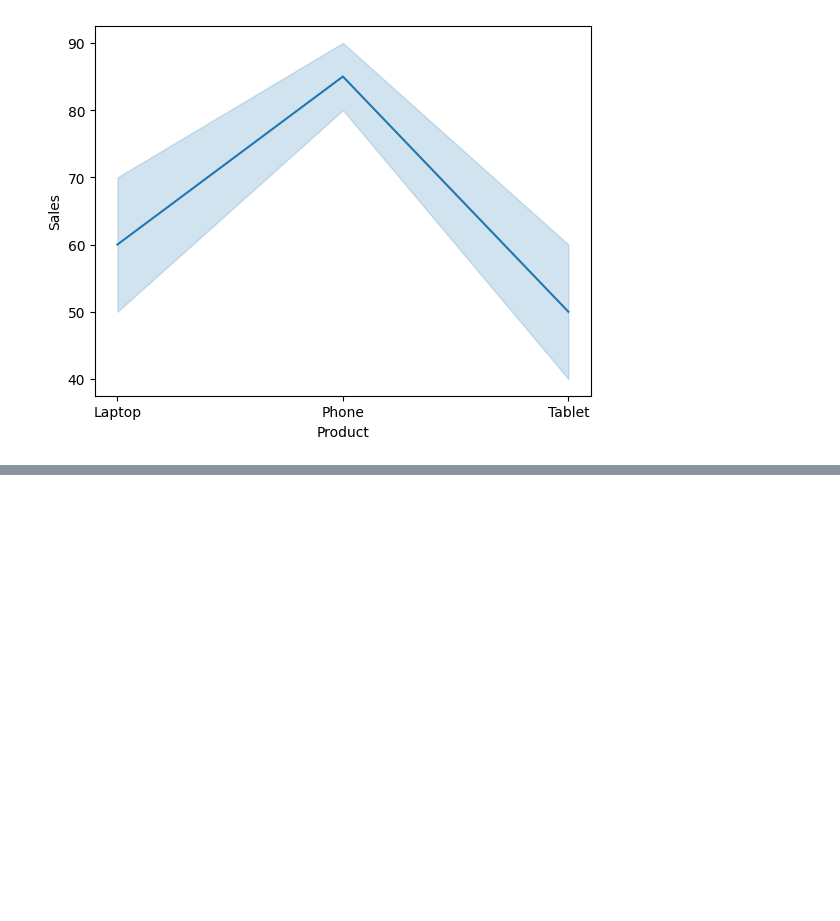
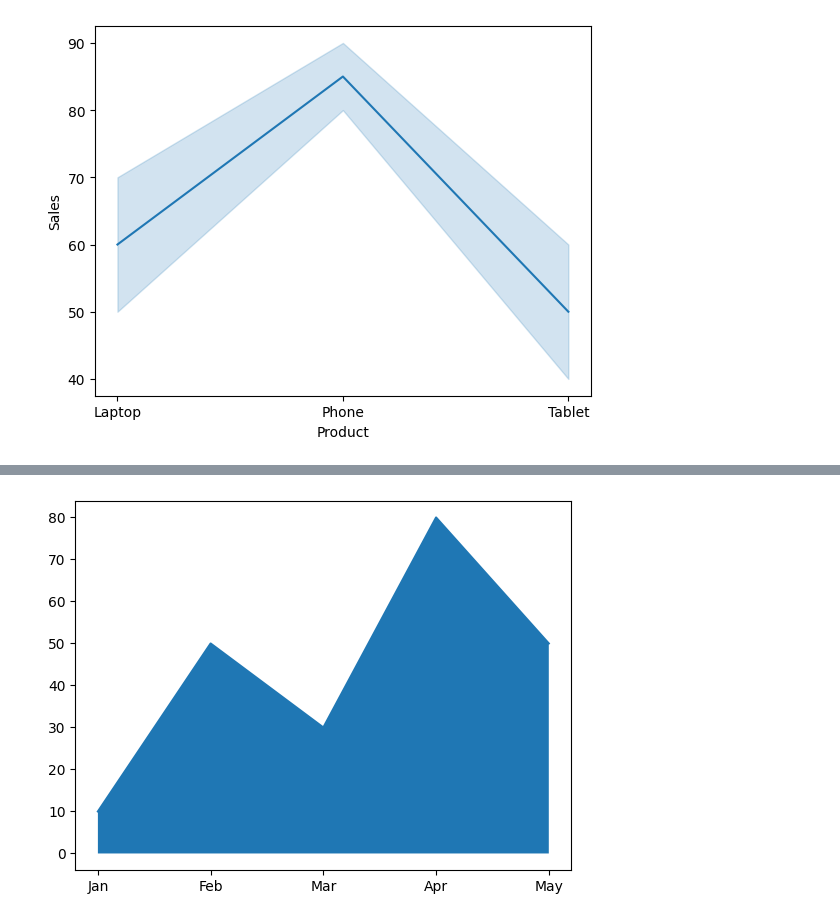
Before and after one commit to SreenandhanaKM/PANDAS, a Jupyter notebook: Seaborn.ipynb, the cells around one changed output, grey strips where cells are left out. Saved outputs shown, nothing was run; the diff lists cells and outputs as text; code cells hidden in the pictures; blank space fills up the shorter version.

```diff
--- a/Seaborn.ipynb
+++ b/Seaborn.ipynb
@@ -61,0 +86,8 @@ plt.show()
+# %%
+months=["Jan","Feb","Mar","Apr","May"]
+sales=[10,50,30,80,50]
+plt.plot(months,sales)
+plt.fill_between(months,sales) # fills the area between two lines in a graph with color
+plt.show()
+# %% [output]
+[figure, added]
```
Also changed, not shown: parts of 3 cells of this notebook.
